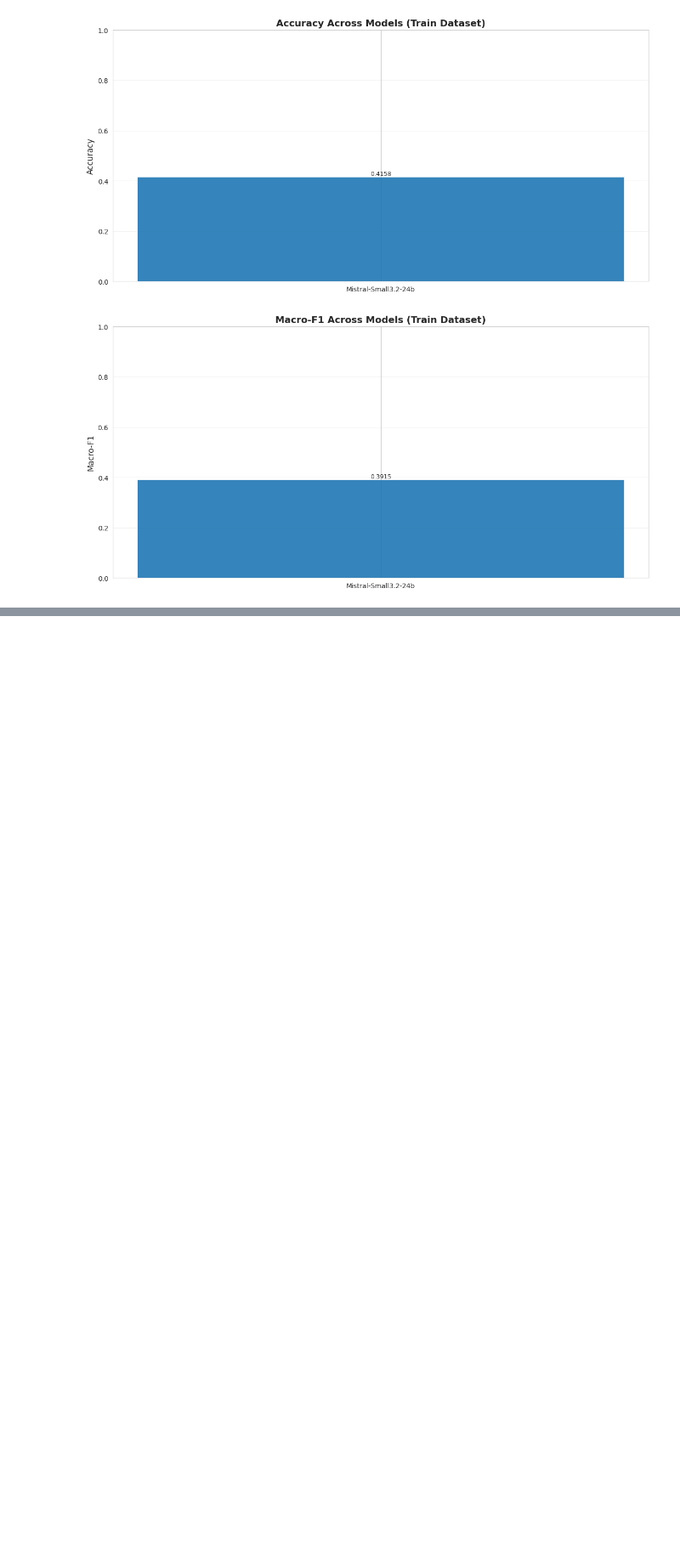
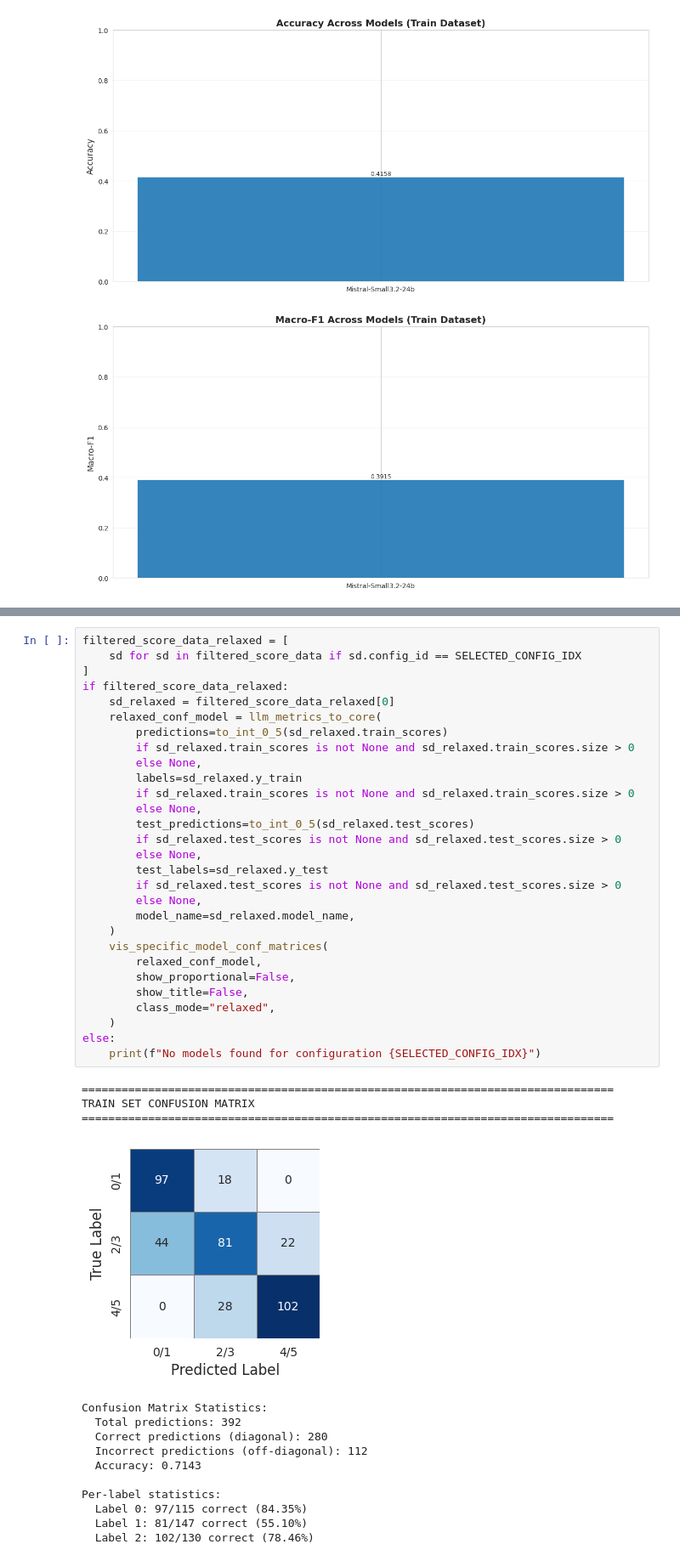
Before and after one commit to itzTerra/vis-desc, a Jupyter notebook: modules/lab/src/evaluation/llm/llm.ipynb, the cells around one changed output, grey strips where cells are left out. Shown at 85% size. Saved outputs shown, nothing was run; the diff lists cells and outputs as text; blank space fills up the shorter version.

```diff
--- a/modules/lab/src/evaluation/llm/llm.ipynb
+++ b/modules/lab/src/evaluation/llm/llm.ipynb
@@ -358,0 +559,44 @@ Mistral-Small3.2-24b & \textbf{1.0252} &  & \textbf{0.4158} &  \\
+# %%
+filtered_score_data_relaxed = [
+    sd for sd in filtered_score_data if sd.config_id == SELECTED_CONFIG_IDX
+]
+if filtered_score_data_relaxed:
+    sd_relaxed = filtered_score_data_relaxed[0]
+    relaxed_conf_model = llm_metrics_to_core(
+        predictions=to_int_0_5(sd_relaxed.train_scores)
+        if sd_relaxed.train_scores is not None and sd_relaxed.train_scores.size > 0
+        else None,
+        labels=sd_relaxed.y_train
+        if sd_relaxed.train_scores is not None and sd_relaxed.train_scores.size > 0
+        else None,
+        test_predictions=to_int_0_5(sd_relaxed.test_scores)
+        if sd_relaxed.test_scores is not None and sd_relaxed.test_scores.size > 0
+        else None,
+        test_labels=sd_relaxed.y_test
+        if sd_relaxed.test_scores is not None and sd_relaxed.test_scores.size > 0
+        else None,
+        model_name=sd_relaxed.model_name,
+    )
+    vis_specific_model_conf_matrices(
+        relaxed_conf_model,
+        show_proportional=False,
+        show_title=False,
+        class_mode="relaxed",
+    )
+else:
+    print(f"No models found for configuration {SELECTED_CONFIG_IDX}")
+# %% [output]
+================================================================================
+TRAIN SET CONFUSION MATRIX
+================================================================================
+[figure, added]
+Confusion Matrix Statistics:
+  Total predictions: 392
+  Correct predictions (diagonal): 280
+  Incorrect predictions (off-diagonal): 112
+  Accuracy: 0.7143
+
+Per-label statistics:
+  Label 0: 97/115 correct (84.35%)
+  Label 1: 81/147 correct (55.10%)
+  Label 2: 102/130 correct (78.46%)
```
Also changed, not shown: parts of 36 cells of this notebook, 9 other files.
